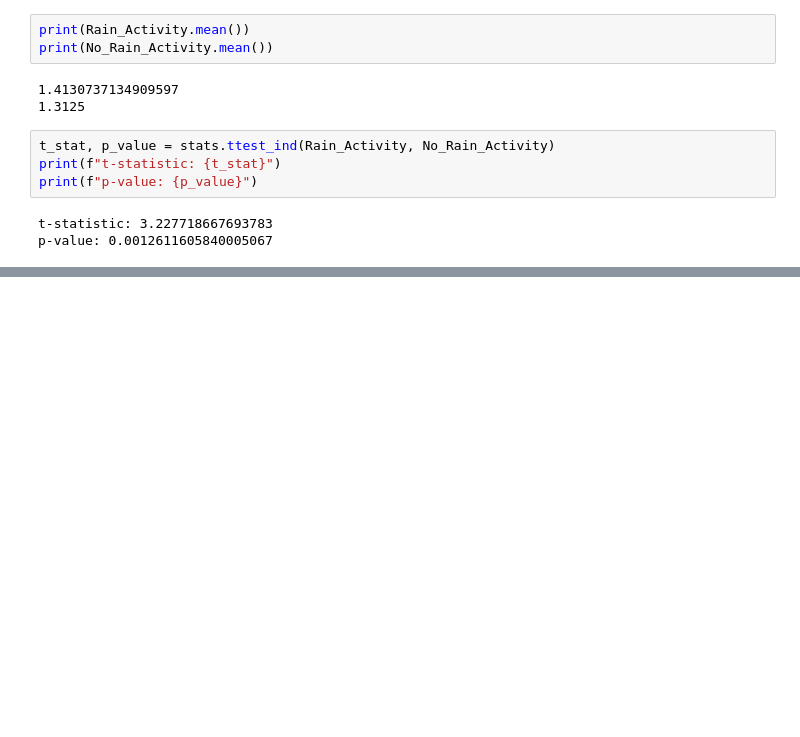
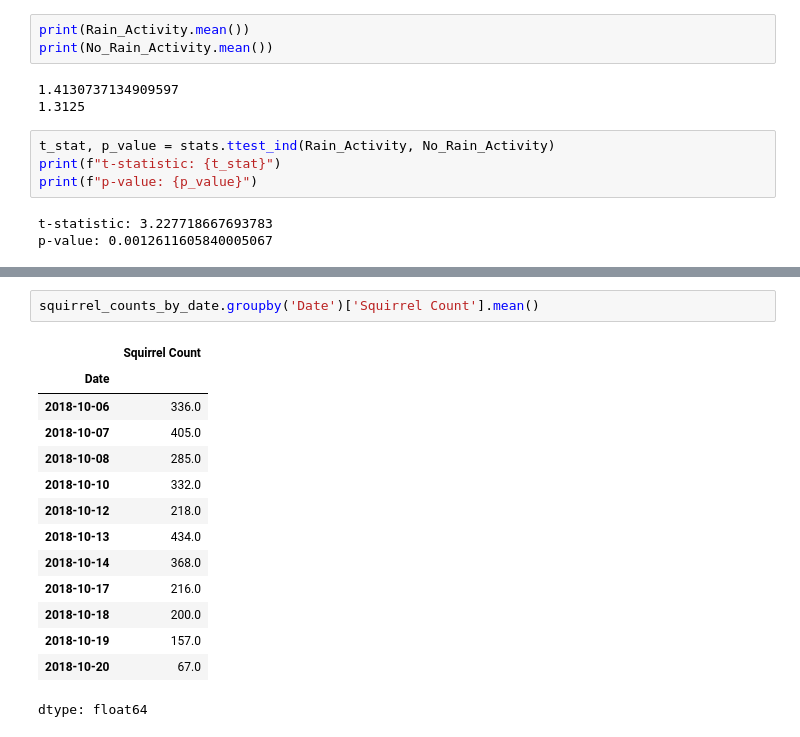
Before and after one commit to envirodatascience/final-project-go-squirrels, a Jupyter notebook: Sophie's_Squirrel_Notebook.ipynb, the cells around one changed output, grey strips where cells are left out. Saved outputs shown, nothing was run; the diff lists cells and outputs as text; blank space fills up the shorter version.

```diff
--- a/Sophie's_Squirrel_Notebook.ipynb
+++ b/Sophie's_Squirrel_Notebook.ipynb
@@ -269,0 +307,17 @@ Notes:
+# %%
+squirrel_counts_by_date.groupby('Date')['Squirrel Count'].mean()
+# %% [output]
+|  | Squirrel Count |
+| Date |  |
+| 2018-10-06 | 336.0 |
+| 2018-10-07 | 405.0 |
+| 2018-10-08 | 285.0 |
+| 2018-10-10 | 332.0 |
+| 2018-10-12 | 218.0 |
+| 2018-10-13 | 434.0 |
+| 2018-10-14 | 368.0 |
+| 2018-10-17 | 216.0 |
+| 2018-10-18 | 200.0 |
+| 2018-10-19 | 157.0 |
+| 2018-10-20 | 67.0 |
+dtype: float64
```
Also changed, not shown: parts of 19 cells of this notebook.
